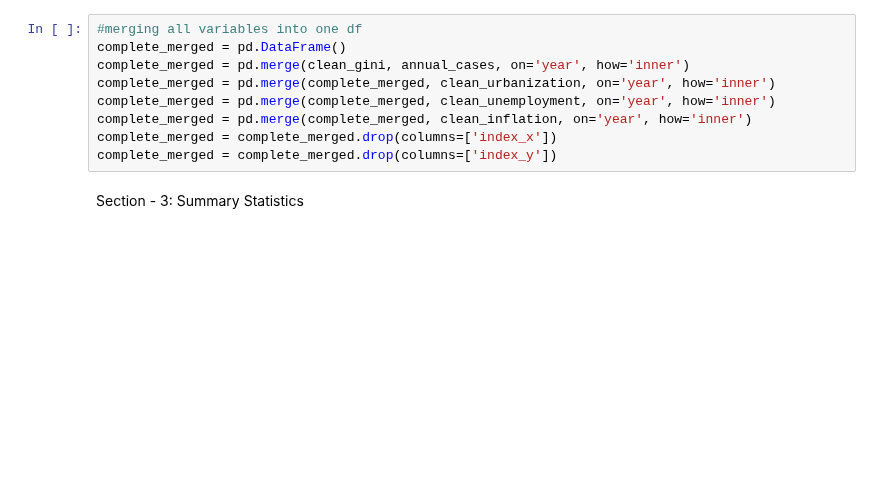
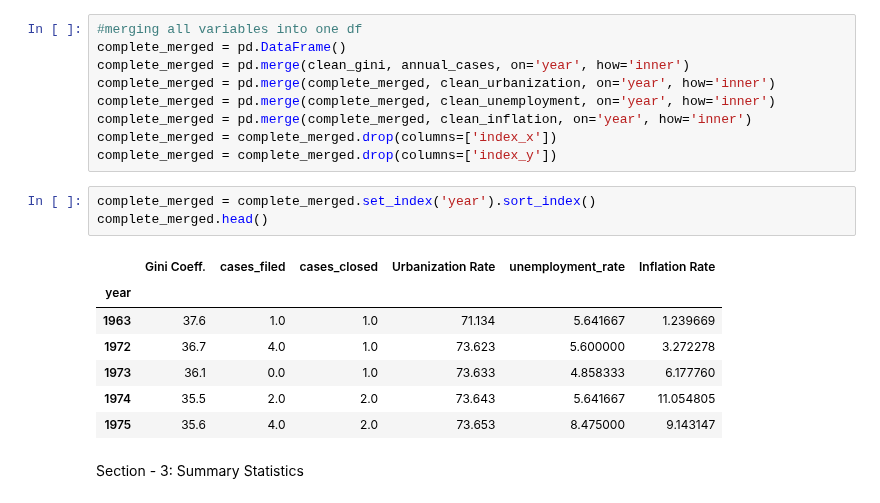
Before and after one commit to Sai0472003/PatentLitigation_Impact, a Jupyter notebook: Project1.ipynb, the cells around one changed output. Saved outputs shown, nothing was run; the diff lists cells and outputs as text; blank space fills up the shorter version.

```diff
--- a/Project1.ipynb
+++ b/Project1.ipynb
@@ -117,6 +109,17 @@ complete_merged = pd.merge(complete_merged, clean_unemployment, on='year', how='
 complete_merged = pd.merge(complete_merged, clean_inflation, on='year', how='inner')
 complete_merged = complete_merged.drop(columns=['index_x'])
 complete_merged = complete_merged.drop(columns=['index_y'])
+# %%
+complete_merged = complete_merged.set_index('year').sort_index()
+complete_merged.head()
+# %% [output]
+|  | Gini Coeff. | cases_filed | cases_closed | Urbanization Rate | unemployment_rate | Inflation Rate |
+| year |  |  |  |  |  |  |
+| 1963 | 37.6 | 1.0 | 1.0 | 71.134 | 5.641667 | 1.239669 |
+| 1972 | 36.7 | 4.0 | 1.0 | 73.623 | 5.600000 | 3.272278 |
+| 1973 | 36.1 | 0.0 | 1.0 | 73.633 | 4.858333 | 6.177760 |
+| 1974 | 35.5 | 2.0 | 2.0 | 73.643 | 5.641667 | 11.054805 |
+| 1975 | 35.6 | 4.0 | 2.0 | 73.653 | 8.475000 | 9.143147 |
 # %% [markdown]
 Section - 3: Summary Statistics
 # %%
```
Also changed, not shown: parts of 5 cells of this notebook.
